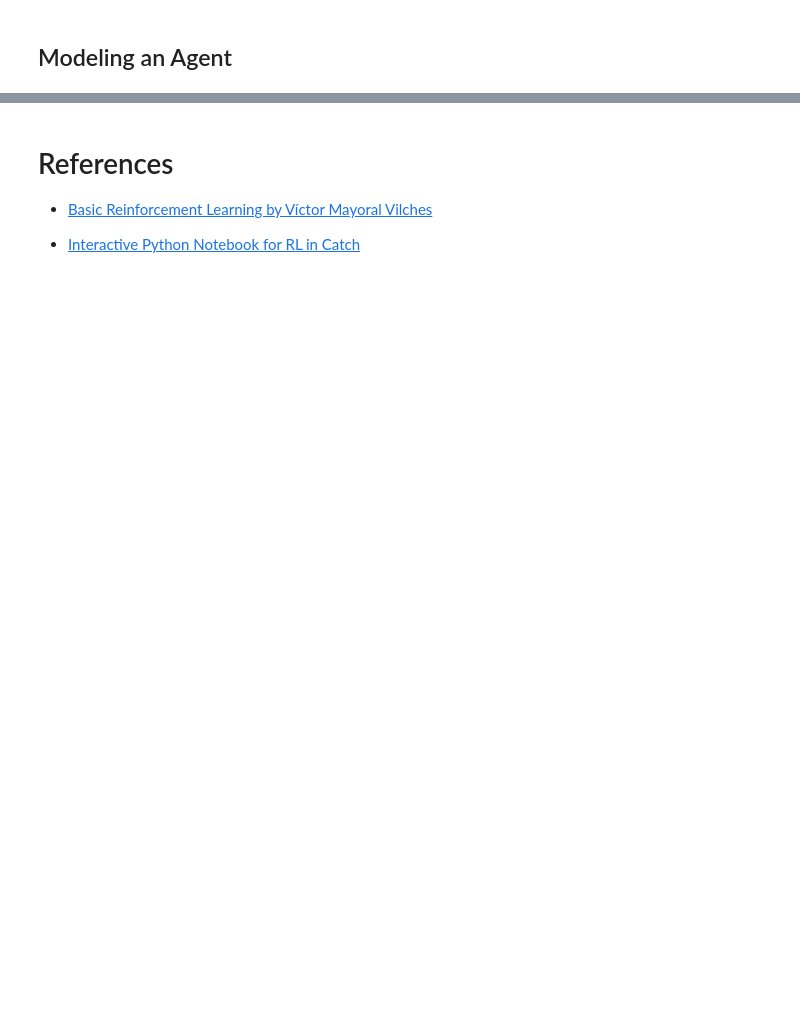
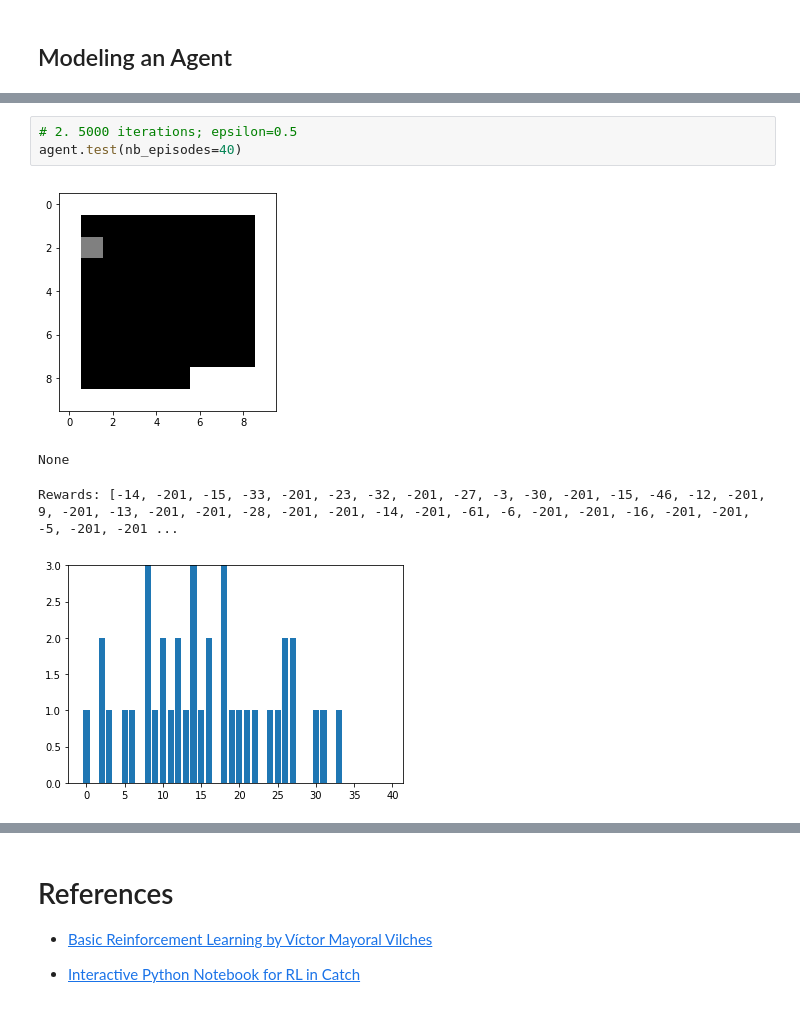
Before and after one commit to sahiljohari/thisthinglearns, a Jupyter notebook: Snake_MARK II.ipynb, the cells around one changed output, grey strips where cells are left out. Saved outputs shown, nothing was run; the diff lists cells and outputs as text; blank space fills up the shorter version.

```diff
--- a/Snake_MARK II.ipynb
+++ b/Snake_MARK II.ipynb
@@ -299,0 +347,8 @@ Text(0.5,1,'Played  48 frames for game   2 with score: 0')
+# %%
+# 2. 5000 iterations; epsilon=0.5
+agent.test(nb_episodes=40)
+# %% [output]
+[figure, added]
+None
+Rewards: [-14, -201, -15, -33, -201, -23, -32, -201, -27, -3, -30, -201, -15, -46, -12, -201, 9, -201, -13, -201, -201, -28, -201, -201, -14, -201, -61, -6, -201, -201, -16, -201, -201, -5, -201, -201 ...
+[figure, added]
```
Also changed, not shown: parts of 14 cells of this notebook.
